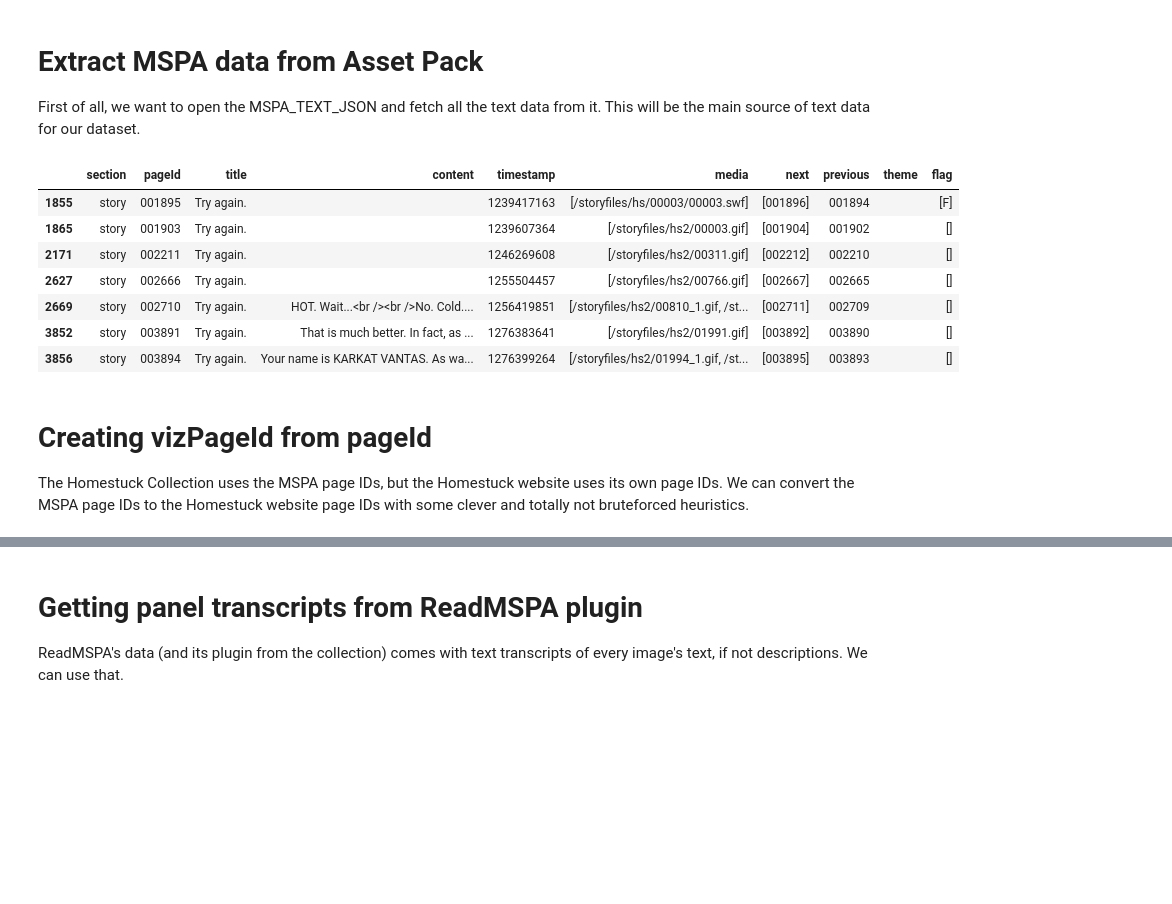
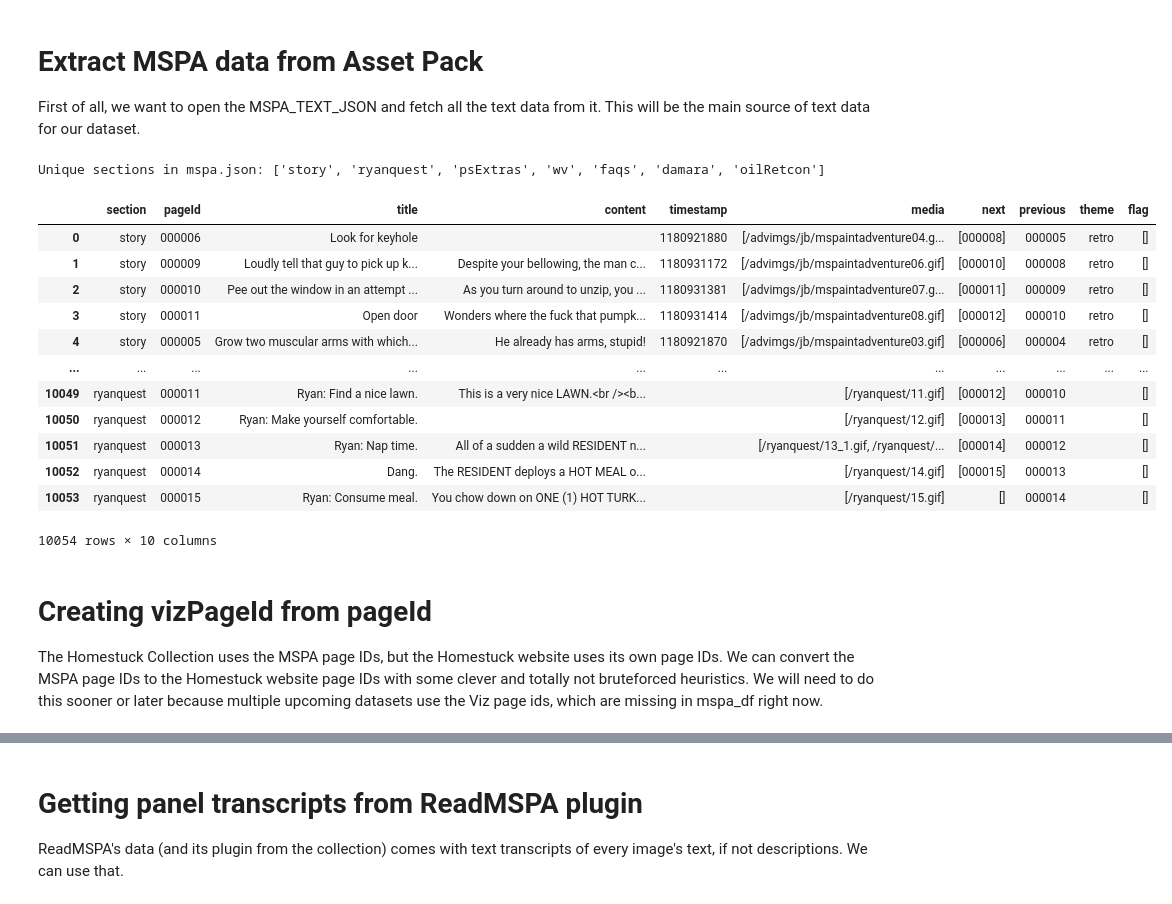
Before and after one commit to recordcrash/homestuck-dataset, a Jupyter notebook: notebooks/collection_to_data.ipynb, the cells around one changed output, grey strips where cells are left out. Saved outputs shown, nothing was run; the diff lists cells and outputs as text; code cells hidden in the pictures; blank space fills up the shorter version.

```diff
--- a/notebooks/collection_to_data.ipynb
+++ b/notebooks/collection_to_data.ipynb
@@ -169,55 +169,60 @@ def load_mspa_text_data(mspa_json_path):
     # Initialize an empty list to store records
     records = []
 
+    # Print unique sections
+    print(f"Unique sections in mspa.json: {list(mspa_data.keys())}")
+
     # Sections to process
-    sections_to_process = ['story', 'wv', 'psExtras']
+    sections_to_process = ['story', 'wv', 'psExtras', 'ryanquest']
 
     # Iterate over each section
     for section in sections_to_process:
         if section in mspa_data:
             section_data = mspa_data[section]
             # Iterate over each page
             for page_id, page_content in section_data.items():
                 # Extract relevant fields
                 record = {
                     'section': section,
                     'pageId': page_id,
                     'title': page_content.get('title', ''),
                     'content': page_content.get('content', ''),
                     'timestamp': page_content.get('timestamp', ''),
                     'media': page_content.get('media', []),
                     'next': page_content.get('next', []),
                     'previous': page_content.get('previous', ''),
                     'theme': page_content.get('theme', ''),
                     'flag': page_content.get('flag', []),
                 }
                 records.append(record)
         else:
             print(f"Section '{section}' not found in mspa.json")
 
     # Create a DataFrame from the records
     df = pd.DataFrame(records)
 
     return df
 
 # Now call the function and store the result in a DataFrame
 mspa_df = load_mspa_text_data(MSPA_TEXT_JSON)
-
-# Get the rows with TRY AGAIN in the title
-
-try_again_rows = mspa_df[mspa_df['title'].str.contains('Try again.', case=False)]
-try_again_rows
+mspa_df
 # %% [output]
+Unique sections in mspa.json: ['story', 'ryanquest', 'psExtras', 'wv', 'faqs', 'damara', 'oilRetcon']
 |  | section | pageId | title | content | timestamp | media | next | previous | theme | flag |
-| 1855 | story | 001895 | Try again. |  | 1239417163 | [/storyfiles/hs/00003/00003.swf] | [001896] | 001894 |  | [F] |
-| 1865 | story | 001903 | Try again. |  | 1239607364 | [/storyfiles/hs2/00003.gif] | [001904] | 001902 |  | [] |
-| 2171 | story | 002211 | Try again. |  | 1246269608 | [/storyfiles/hs2/00311.gif] | [002212] | 002210 |  | [] |
-| 2627 | story | 002666 | Try again. |  | 1255504457 | [/storyfiles/hs2/00766.gif] | [002667] | 002665 |  | [] |
-| 2669 | story | 002710 | Try again. | HOT. Wait...<br /><br />No. Cold.... | 1256419851 | [/storyfiles/hs2/00810_1.gif, /st... | [002711] | 002709 |  | [] |
-| 3852 | story | 003891 | Try again. | That is much better. In fact, as ... | 1276383641 | [/storyfiles/hs2/01991.gif] | [003892] | 003890 |  | [] |
-| 3856 | story | 003894 | Try again. | Your name is KARKAT VANTAS. As wa... | 1276399264 | [/storyfiles/hs2/01994_1.gif, /st... | [003895] | 003893 |  | [] |
+| 0 | story | 000006 | Look for keyhole |  | 1180921880 | [/advimgs/jb/mspaintadventure04.g... | [000008] | 000005 | retro | [] |
+| 1 | story | 000009 | Loudly tell that guy to pick up k... | Despite your bellowing, the man c... | 1180931172 | [/advimgs/jb/mspaintadventure06.gif] | [000010] | 000008 | retro | [] |
+| 2 | story | 000010 | Pee out the window in an attempt ... | As you turn around to unzip, you ... | 1180931381 | [/advimgs/jb/mspaintadventure07.g... | [000011] | 000009 | retro | [] |
+| 3 | story | 000011 | Open door | Wonders where the fuck that pumpk... | 1180931414 | [/advimgs/jb/mspaintadventure08.gif] | [000012] | 000010 | retro | [] |
+| 4 | story | 000005 | Grow two muscular arms with which... | He already has arms, stupid! | 1180921870 | [/advimgs/jb/mspaintadventure03.gif] | [000006] | 000004 | retro | [] |
+| ... | ... | ... | ... | ... | ... | ... | ... | ... | ... | ... |
+| 10049 | ryanquest | 000011 | Ryan: Find a nice lawn. | This is a very nice LAWN.<br /><b... |  | [/ryanquest/11.gif] | [000012] | 000010 |  | [] |
+| 10050 | ryanquest | 000012 | Ryan: Make yourself comfortable. |  |  | [/ryanquest/12.gif] | [000013] | 000011 |  | [] |
+| 10051 | ryanquest | 000013 | Ryan: Nap time. | All of a sudden a wild RESIDENT n... |  | [/ryanquest/13_1.gif, /ryanquest/... | [000014] | 000012 |  | [] |
+| 10052 | ryanquest | 000014 | Dang. | The RESIDENT deploys a HOT MEAL o... |  | [/ryanquest/14.gif] | [000015] | 000013 |  | [] |
+| 10053 | ryanquest | 000015 | Ryan: Consume meal. | You chow down on ONE (1) HOT TURK... |  | [/ryanquest/15.gif] | [] | 000014 |  | [] |
+10054 rows × 10 columns
 # %% [markdown]
 # Creating vizPageId from pageId
 
-The Homestuck Collection uses the MSPA page IDs, but the Homestuck website uses its own page IDs. We can convert the MSPA page IDs to the Homestuck website page IDs with some clever and totally not bruteforced heuristics.
+The Homestuck Collection uses the MSPA page IDs, but the Homestuck website uses its own page IDs. We can convert the MSPA page IDs to the Homestuck website page IDs with some clever and totally not bruteforced heuristics. We will need to do this sooner or later because multiple upcoming datasets use the Viz page ids, which are missing in mspa_df right now.
 # %%
```
Also changed, not shown: parts of 6 cells of this notebook.
